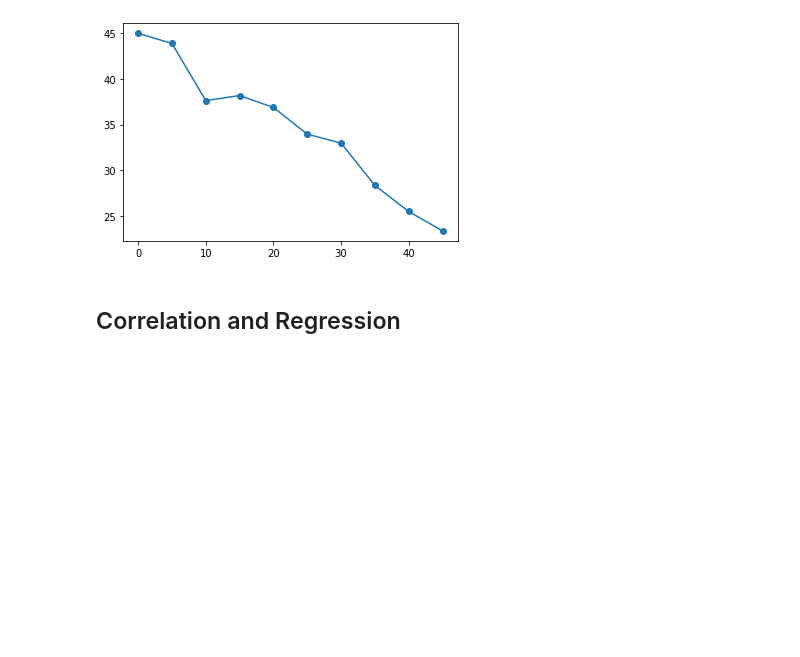
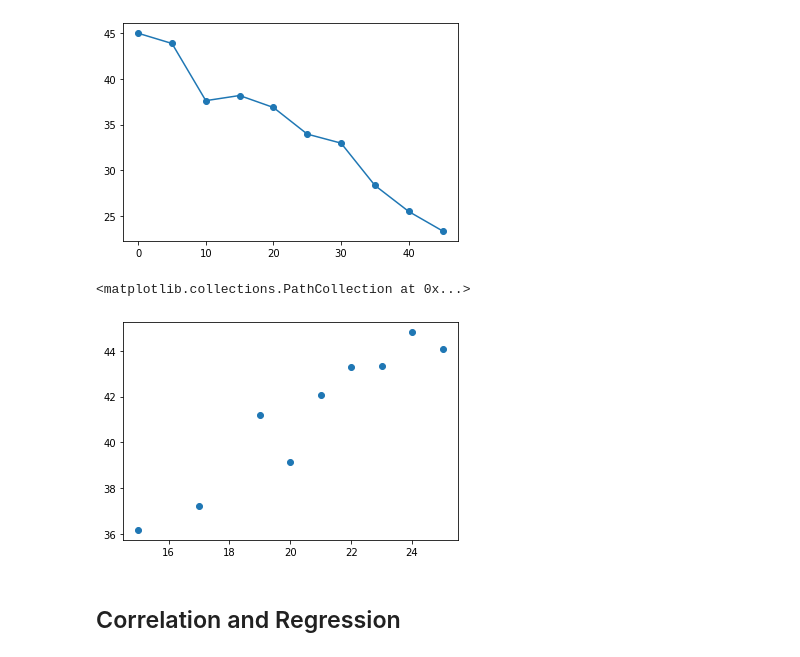
Before and after one commit to knorman123/matplotlib-challenge, a Jupyter notebook: Pymaceuticals/pymaceuticals_starter.ipynb, the cells around one changed output. Cells and saved outputs as stored; diff of their text form; code cells hidden in the pictures; blank space fills up the shorter version.

Commit message:
Scatter plot added--need to add labels, etc.

```diff
--- a/Pymaceuticals/pymaceuticals_starter.ipynb
+++ b/Pymaceuticals/pymaceuticals_starter.ipynb
@@ -180,3 +178,18 @@ plt.show()
+# %%
+# Generate a scatter plot of average tumor volume vs. mouse weight for the Capomulin regimen
+capomulin = mouse_research_df.loc[mouse_research_df['Drug Regimen'] == 'Capomulin']
+capomulin_tumor_volume = capomulin.groupby('Weight (g)')
+capomulin_tumor_volume.mean()
+#print(capomulin)
+av_tumor_volume = pd.DataFrame(capomulin_tumor_volume.mean()['Tumor Volume (mm3)']).reset_index()
+#av_tumor_volume
+x_axis_scatter = av_tumor_volume['Weight (g)']
+#print(x_axis_scatter)
+y_axis_scatter = av_tumor_volume['Tumor Volume (mm3)']
+plt.scatter(x_axis_scatter, y_axis_scatter)#plt.show()
+# %% [output]
+<matplotlib.collections.PathCollection at 0x...>
+[figure, added]
 # %% [markdown]
 ## Correlation and Regression
 # %%
```
Also changed, not shown: parts of 2 cells of this notebook.
